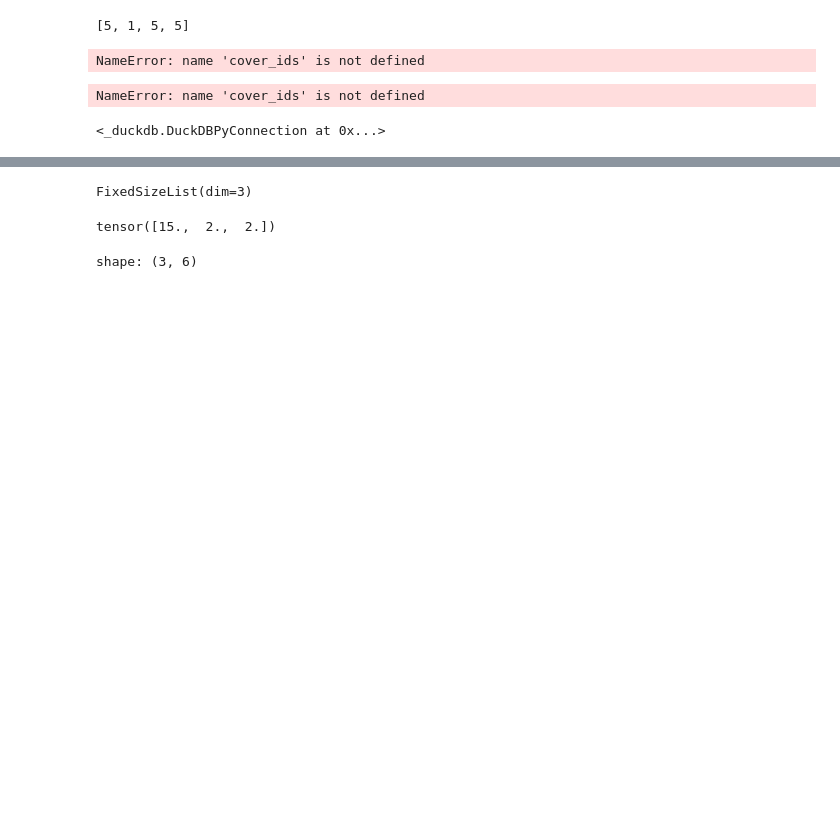
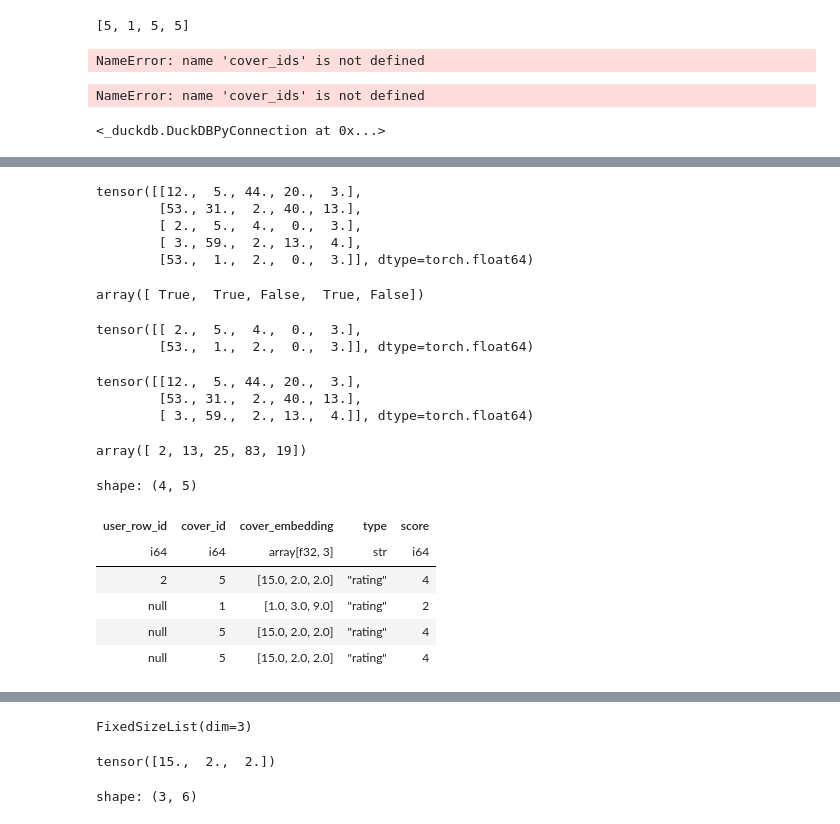
Before and after one commit to ByItsCover/bic-explore, a Jupyter notebook: data_pipeline/table_structure.ipynb, the cells around one changed output, grey strips where cells are left out. Cells and saved outputs as stored; diff of their text form; code cells hidden in the pictures; blank space fills up the shorter version.

Commit message:
Dataset explorations

```diff
--- a/data_pipeline/table_structure.ipynb
+++ b/data_pipeline/table_structure.ipynb
@@ -489,0 +500,9 @@ datetime.datetime(2026, 8, 12, 14, 7, 21, 469482)
+# %%
+class FeedbackMap(tuple[int, int], Enum):
+    Rating = (0, 3)
+
+class HotRatingMap(int, Enum):
+    Popular = FeedbackMap.Rating.value[1]
+    Trending = FeedbackMap.Rating.value[1]
+
+{h.name: h.value for h in HotRatingMap}
@@ -490,5 +516,6 @@ datetime.datetime(2026, 8, 12, 14, 7, 21, 469482)
 # %%
 import polars as pl
+import torch
 
 def process_user_id(user_id: uuid.UUID) -> torch.Tensor:
     bytes_copy = bytearray(user_id.bytes_le)
@@ -504,13 +531,10 @@ feedback_dict = {e.name: e.value for e in FeedbackMap}
 
 class FeedbackDataSet(torch.utils.data.Dataset):
     def __init__(
-            self, feedback_table: lancedb.Table, user_table: lancedb.Table, cover_table: lancedb.Table,
+            self,
             uid_field: str = "user_id", cid_field: str = "cover_id",
             embedding_field: str = "cover_embedding"
         ):
-        self.feedback_table = feedback_table
-        self.user_table = user_table
-        self.cover_table = cover_table
         self.uid_field = uid_field
         self.cid_field = cid_field
         self.embedding_field = embedding_field
@@ -530,6 +554,7 @@ class FeedbackDataSet(torch.utils.data.Dataset):
                 ON (feedback.{self.uid_field} = users.{self.uid_field})
             WHERE feedback.timestamp >= timestamp '{days_ago.strftime('%Y-%m-%d %H:%M:%S')}'
         """).pl()
+        self.temp = df
 
         return df.with_columns(
             pl.col("type").replace_strict(feedback_dict).list
@@ -541,13 +566,14 @@ class FeedbackDataSet(torch.utils.data.Dataset):
 
     def collate_fn(self, items):
         (other_features, embeddings) = items
+        #print("collate:", other_features[:, 0], embeddings, other_features[:, 1], other_features[:, 2], other_features[:, 3], other_features[:, 4])
         return other_features[:, 0], embeddings, other_features[:, 1], other_features[:, 2], other_features[:, 3], other_features[:, 4]
 
     def __getitems__(self, indices: list[int]):
         res_df = (pl.DataFrame({"index": indices})
                     .join(self.feedback_df, on="index", how="left"))
-
-        return res_df.drop([self.embedding_field, "index"]).to_torch(), res_df[self.embedding_field].to_torch()
+        #print(res_df.drop([self.embedding_field, "index"]).to_torch(), res_df[self.embedding_field].to_torch())
+        return res_df.drop([self.embedding_field, "index"]).to_torch().to("cuda"), res_df[self.embedding_field].to_torch().to("cuda")
 
     # def __getitem__(self, idx: int) -> tuple[torch.Tensor, torch.Tensor, torch.Tensor, torch.Tensor, torch.Tensor]:
     #     #feedback = self.feedback_list[idx]
@@ -580,0 +722,42 @@ class FeedbackDataSet(torch.utils.data.Dataset):
+# %%
+torch.vstack(res.tolist())
+# %% [output]
+tensor([[12.,  5., 44., 20.,  3.],
+        [53., 31.,  2., 40., 13.],
+        [ 2.,  5.,  4.,  0.,  3.],
+        [ 3., 59.,  2., 13.,  4.],
+        [53.,  1.,  2.,  0.,  3.]], dtype=torch.float64)
+# %%
+dataset_indices == 0
+# %% [output]
+array([ True,  True, False,  True, False])
+# %%
+torch.tensor([[2., 5., 4., 0., 3.],
+        [53., 1., 2., 0., 3.]], dtype=torch.float64)
+# %% [output]
+tensor([[ 2.,  5.,  4.,  0.,  3.],
+        [53.,  1.,  2.,  0.,  3.]], dtype=torch.float64)
+# %%
+torch.tensor([[12., 5., 44., 20., 3.],
+        [53., 31., 2., 40., 13.],
+        [3., 59., 2., 13., 4.]], dtype=torch.float64)
+# %% [output]
+tensor([[12.,  5., 44., 20.,  3.],
+        [53., 31.,  2., 40., 13.],
+        [ 3., 59.,  2., 13.,  4.]], dtype=torch.float64)
+# %%
+indices_arr
+# %% [output]
+array([ 2, 13, 25, 83, 19])
+# %%
+dataset = FeedbackDataSet()
+
+dataset.temp
+# %% [output]
+shape: (4, 5)
+| user_row_id | cover_id | cover_embedding | type | score |
+| i64 | i64 | array[f32, 3] | str | i64 |
+| 2 | 5 | [15.0, 2.0, 2.0] | "rating" | 4 |
+| null | 1 | [1.0, 3.0, 9.0] | "rating" | 2 |
+| null | 5 | [15.0, 2.0, 2.0] | "rating" | 4 |
+| null | 5 | [15.0, 2.0, 2.0] | "rating" | 4 |
```
Also changed, not shown: parts of 18 cells of this notebook, 3 other files.
